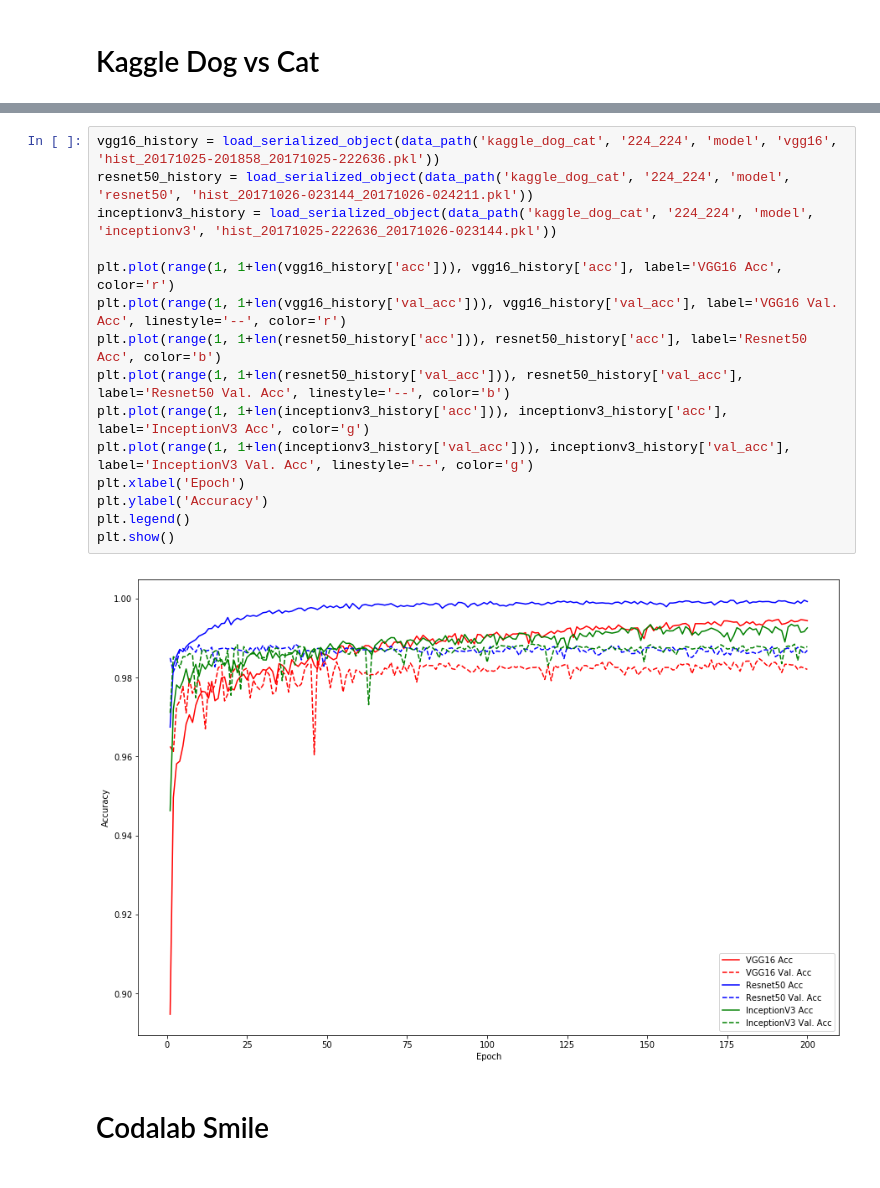
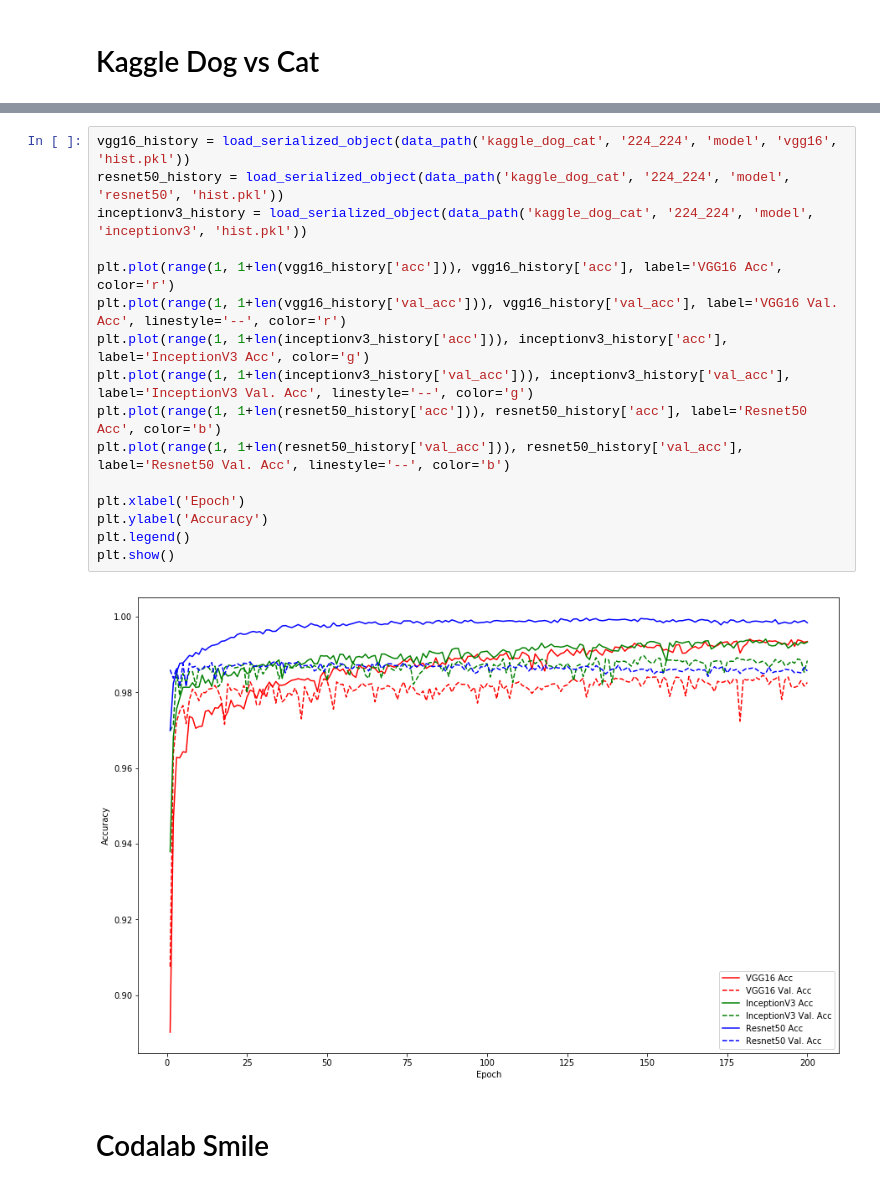
Before and after one commit to akbargumbira/PretrainedFeatureExtraction, a Jupyter notebook: src/notebook/features_extraction.ipynb, the cells around one changed output, grey strips where cells are left out. Saved outputs shown, nothing was run; the diff lists cells and outputs as text.

```diff
--- a/src/notebook/features_extraction.ipynb
+++ b/src/notebook/features_extraction.ipynb
@@ -38,19 +54,20 @@ plt.show()
 # %%
-vgg16_history = load_serialized_object(data_path('kaggle_dog_cat', '224_224', 'model', 'vgg16', 'hist_20171025-201858_20171025-222636.pkl'))
-resnet50_history = load_serialized_object(data_path('kaggle_dog_cat', '224_224', 'model', 'resnet50', 'hist_20171026-023144_20171026-024211.pkl'))
-inceptionv3_history = load_serialized_object(data_path('kaggle_dog_cat', '224_224', 'model', 'inceptionv3', 'hist_20171025-222636_20171026-023144.pkl'))
+vgg16_history = load_serialized_object(data_path('kaggle_dog_cat', '224_224', 'model', 'vgg16', 'hist.pkl'))
+resnet50_history = load_serialized_object(data_path('kaggle_dog_cat', '224_224', 'model', 'resnet50', 'hist.pkl'))
+inceptionv3_history = load_serialized_object(data_path('kaggle_dog_cat', '224_224', 'model', 'inceptionv3', 'hist.pkl'))
 
 plt.plot(range(1, 1+len(vgg16_history['acc'])), vgg16_history['acc'], label='VGG16 Acc', color='r')
 plt.plot(range(1, 1+len(vgg16_history['val_acc'])), vgg16_history['val_acc'], label='VGG16 Val. Acc', linestyle='--', color='r')
+plt.plot(range(1, 1+len(inceptionv3_history['acc'])), inceptionv3_history['acc'], label='InceptionV3 Acc', color='g')
+plt.plot(range(1, 1+len(inceptionv3_history['val_acc'])), inceptionv3_history['val_acc'], label='InceptionV3 Val. Acc', linestyle='--', color='g')
 plt.plot(range(1, 1+len(resnet50_history['acc'])), resnet50_history['acc'], label='Resnet50 Acc', color='b')
 plt.plot(range(1, 1+len(resnet50_history['val_acc'])), resnet50_history['val_acc'], label='Resnet50 Val. Acc', linestyle='--', color='b')
-plt.plot(range(1, 1+len(inceptionv3_history['acc'])), inceptionv3_history['acc'], label='InceptionV3 Acc', color='g')
-plt.plot(range(1, 1+len(inceptionv3_history['val_acc'])), inceptionv3_history['val_acc'], label='InceptionV3 Val. Acc', linestyle='--', color='g')
+
 plt.xlabel('Epoch')
 plt.ylabel('Accuracy')
 plt.legend()
 plt.show()
 # %% [output]
-[figure, old version]
+[figure, new version]
 # %% [markdown]
 # Codalab Smile
```
Also changed, not shown: parts of 10 cells of this notebook, 4 other files.
